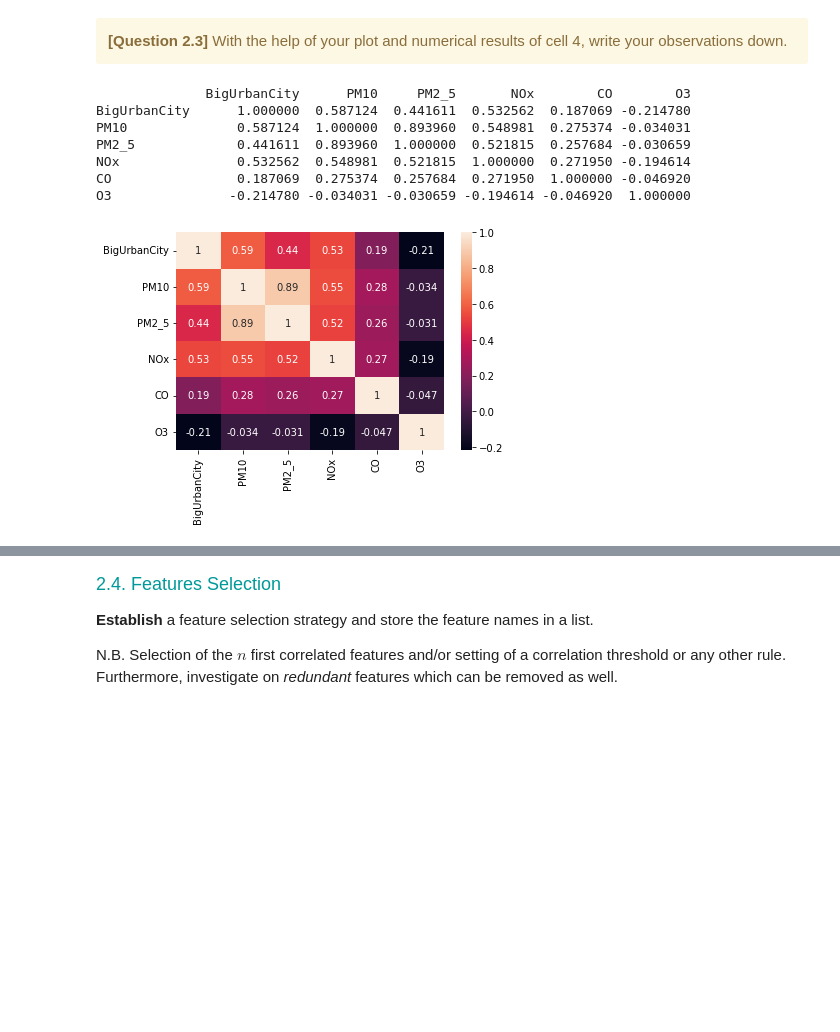
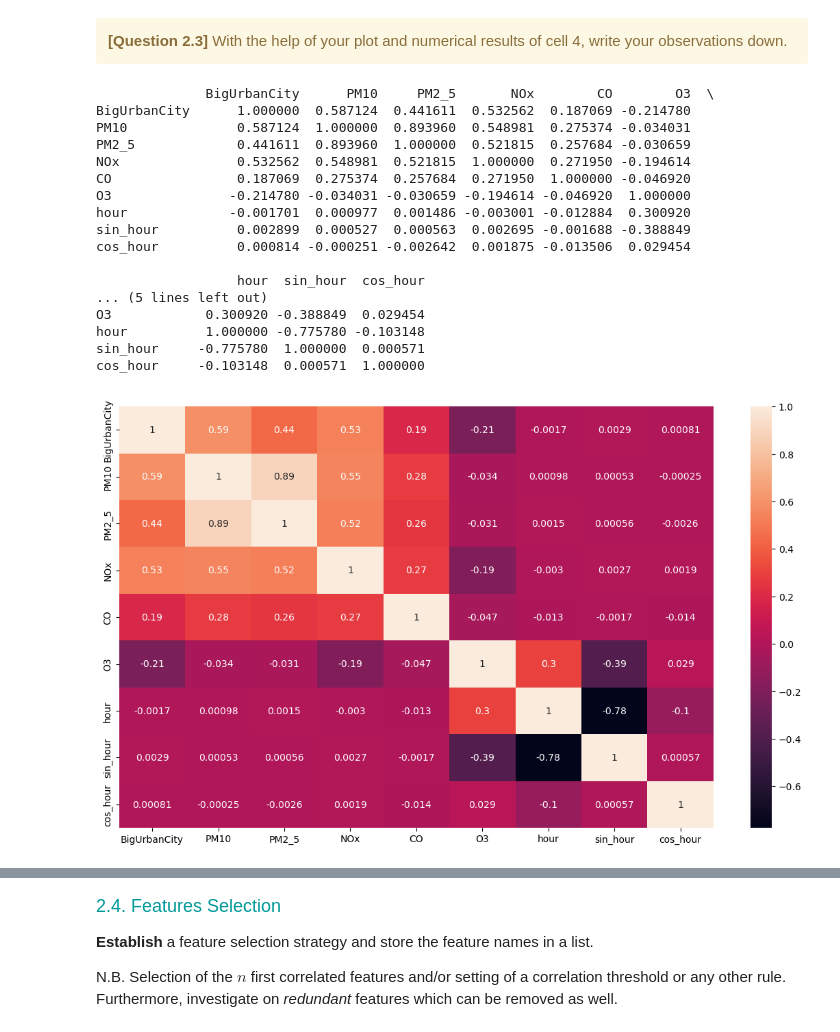
Before and after one commit to ardenne7/Hackatons_3, a Jupyter notebook: Hackathon03-Classification_Student.ipynb, the cells around one changed output, grey strips where cells are left out. Cells and saved outputs as stored; diff of their text form; code cells hidden in the pictures; blank space fills up the shorter version.

```diff
--- a/Hackathon03-Classification_Student.ipynb
+++ b/Hackathon03-Classification_Student.ipynb
@@ -356,15 +353,8 @@ def datetime_to_hour(date_time):
 # Start :
 #############################
 
-# @toDo
-
-data_train.insert(len(data_train.columns),'hour',False)
-data_test.insert(len(data_test.columns),'hour',False)
-for i, row in data_train.iterrows():
-    data_train.at[i,'hour'] = datetime.strptime(data_train.at[i,'Datetime'], '%Y-%m-%d %H:%M:%S').hour
-for i, row in data_test.iterrows():
-    data_test.at[i,'hour'] = datetime.strptime(data_test.at[i,'Datetime'], '%Y-%m-%d %H:%M:%S').hour
-
+data_train['hour'] = datetime_to_hour(data_train['Datetime'])
+data_test['hour'] = datetime_to_hour(data_test['Datetime'])
 
 ##########################
 # End :
@@ -390,20 +380,12 @@ def categorical_to_cyclical(features, max_value=24):
 # Start :
 #############################
 
-# @toDo
-data_train.insert(len(data_train.columns),'sin_hour',False)
-data_test.insert(len(data_test.columns),'sin_hour',False)
-data_train.insert(len(data_train.columns),'cos_hour',False)
-data_test.insert(len(data_test.columns),'cos_hour',False)
-for i, row in data_train.iterrows():
-    data_train.at[i,'sin_hour'],data_train.at[i,'cos_hour'] = categorical_to_cyclical(data_train.at[i,'hour'])
-for i, row in data_test.iterrows():
-    data_test.at[i,'sin_hour'],data_test.at[i,'cos_hour'] = categorical_to_cyclical(data_test.at[i,'hour'])
+data_train['sin_hour'], data_train['cos_hour'] = categorical_to_cyclical(data_train['hour'])
+data_test['sin_hour'], data_test['cos_hour'] = categorical_to_cyclical(data_test['hour'])
 
 data_train = data_train.drop(["Datetime"] ,axis= 1)
 data_test = data_test.drop(["Datetime"] ,axis= 1)
 
-
 ##########################
 # End :
 ########################
@@ -419,36 +401,46 @@ __Compute__ and __plot__ the correlation matrix. For the plot, you can use the f
 # %%
 """
 CELL N°5 : CORRELATION MATRIX
 
 @pre:  Training dataframe
 @post: The correlation matrix between the features (target incl.) and its plot
 """
 
 
 #############################
 # Start :
 #############################
 
-# @toDo
+plt.figure(figsize=(14,8))
 corr_matrix = data_train.corr()
 print(corr_matrix)
 sn.heatmap(corr_matrix, annot=True)
 plt.show()
 
 print(data_train)
 
 ##########################
 # End :
 #########################
 # %% [output]
-              BigUrbanCity      PM10     PM2_5       NOx        CO        O3
+              BigUrbanCity      PM10     PM2_5       NOx        CO        O3  \
 BigUrbanCity      1.000000  0.587124  0.441611  0.532562  0.187069 -0.214780
 PM10              0.587124  1.000000  0.893960  0.548981  0.275374 -0.034031
 PM2_5             0.441611  0.893960  1.000000  0.521815  0.257684 -0.030659
 NOx               0.532562  0.548981  0.521815  1.000000  0.271950 -0.194614
 CO                0.187069  0.275374  0.257684  0.271950  1.000000 -0.046920
 O3               -0.214780 -0.034031 -0.030659 -0.194614 -0.046920  1.000000
+hour             -0.001701  0.000977  0.001486 -0.003001 -0.012884  0.300920
+sin_hour          0.002899  0.000527  0.000563  0.002695 -0.001688 -0.388849
+cos_hour          0.000814 -0.000251 -0.002642  0.001875 -0.013506  0.029454
+
+                  hour  sin_hour  cos_hour
+... (5 lines left out)
+O3            0.300920 -0.388849  0.029454
+hour          1.000000 -0.775780 -0.103148
+sin_hour     -0.775780  1.000000  0.000571
+cos_hour     -0.103148  0.000571  1.000000
-[figure, old version]
+[figure, new version]
        BigUrbanCity        PM10      PM2_5        NOx    CO     O3  \
 41679             1  128.680833  50.359565  22.385417  1.00  48.25
 7876              0  128.250000  84.071429  45.640000  1.30  10.30
```
Also changed, not shown: parts of 5 cells of this notebook.
